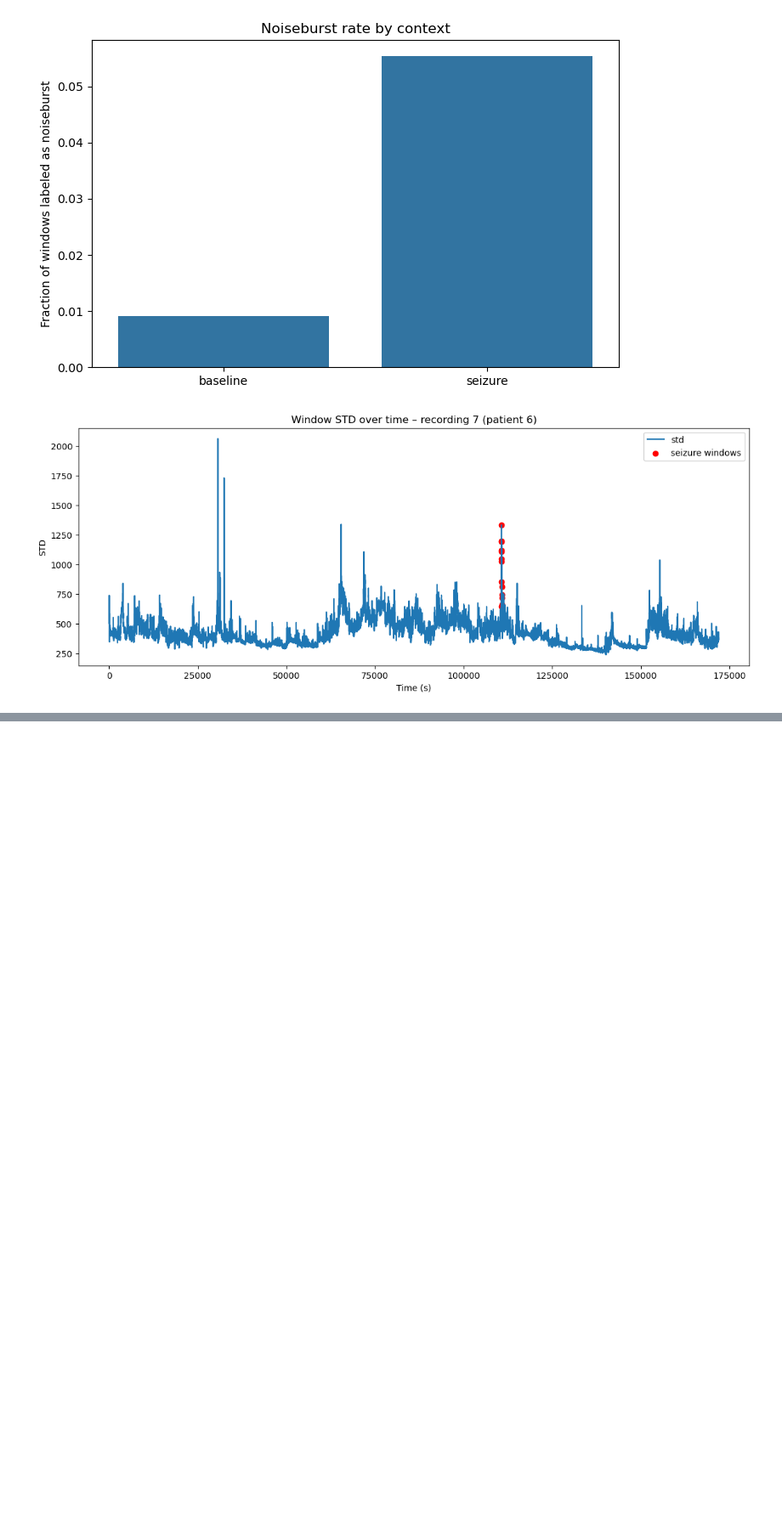
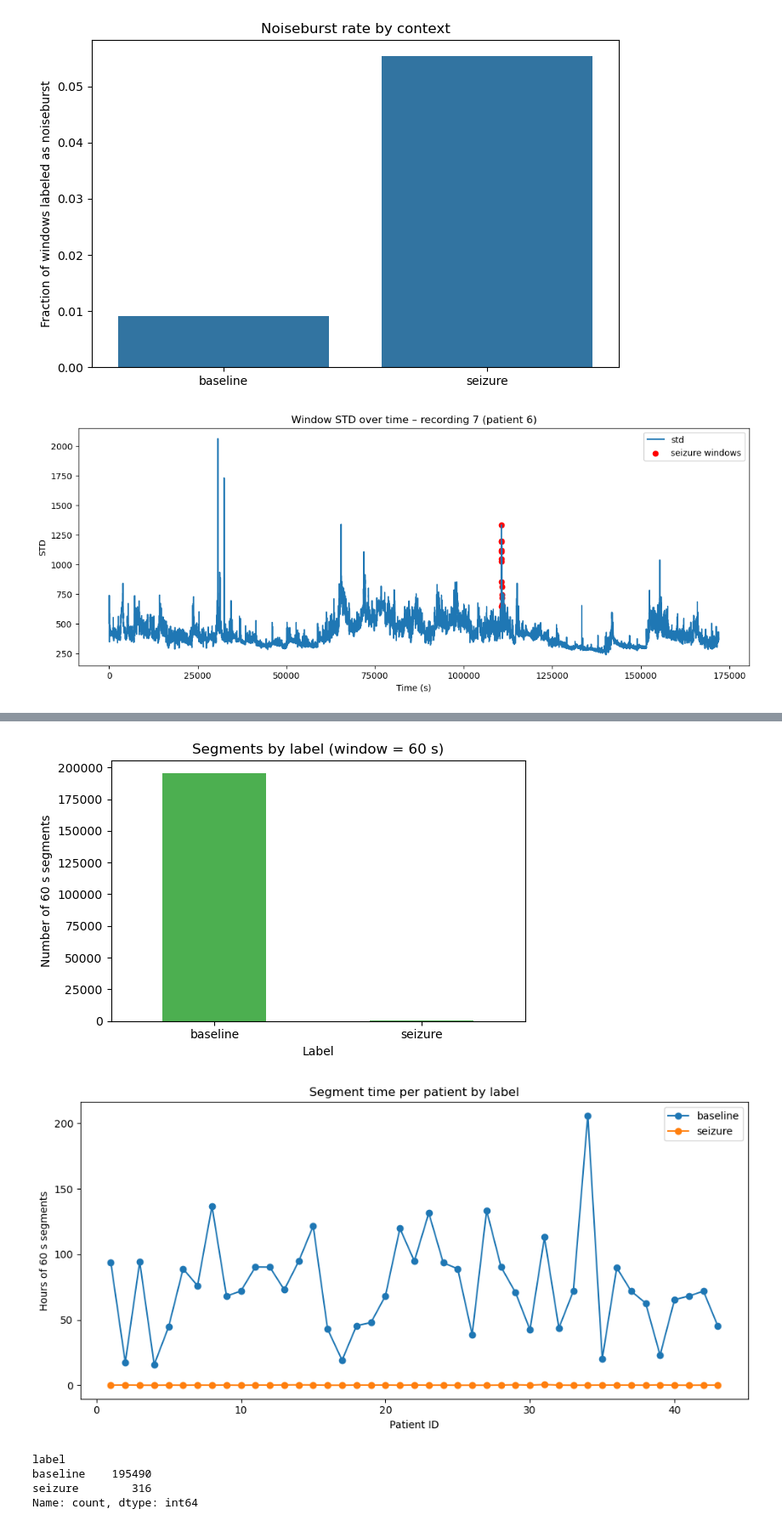
Before and after one commit to AU668208/Epilepsy_MasterThesis, a Jupyter notebook: Study2_1.ipynb, the cells around one changed output, grey strips where cells are left out. Shown at 85% size. Cells and saved outputs as stored; diff of their text form; code cells hidden in the pictures; blank space fills up the shorter version.

Commit message:
Improving and cleaning Study2_1 notebook. Still need a little before its done.

```diff
--- a/Study2_1.ipynb
+++ b/Study2_1.ipynb
@@ -821,0 +316,10 @@ for rec in rec_ids[:1]:  # tag første recording for overblik
+# %%
+from src.hrv_epatch.dataset.segments import build_segment_index
+
+# Segmenterings-parameter (bruges i senere studier)
+SEG_WIN_S = 60.0  # 60 s vinduer med den step/overlap som build_segment_index bruger
+
+df_seg = build_segment_index(df_rec, df_evt, window_s=SEG_WIN_S)
+
+# Simpel kontrol
+df_seg.head(), len(df_seg)
@@ -821,0 +341,57 @@ for rec in rec_ids[:1]:  # tag første recording for overblik
+# %%
+from src.hrv_epatch.plots.plotstyle import palette
+import matplotlib.pyplot as plt
+# Fordeling af labels
+seg_counts = df_seg["label"].value_counts().sort_index()
+
+plt.figure(figsize=(6, 4))
+seg_counts.plot(kind="bar", color=palette["primary"])
+plt.ylabel("Number of 60 s segments")
+plt.xlabel("Label")
+plt.title(f"Segments by label (window = {SEG_WIN_S:.0f} s)")
+plt.xticks(rotation=0)
+plt.tight_layout()
+plt.show()
+
+# Segment-tid per patient og label
+seg_per_patient = (
+    df_seg
+    .groupby(["patient_id", "label"])
+    .size()
+    .rename("n_segments")
+    .reset_index()
+)
+
+seg_per_patient["duration_h"] = (
+    seg_per_patient["n_segments"] * SEG_WIN_S / 3600.0
+)
+
+plt.figure(figsize=(10, 5))
+for label in sorted(seg_per_patient["label"].unique()):
+    subset = seg_per_patient[seg_per_patient["label"] == label]
+    plt.plot(
+        subset["patient_id"],
+        subset["duration_h"],
+        marker="o",
+        linestyle="-",
+        label=label,
+    )
+
+plt.xlabel("Patient ID")
+plt.ylabel("Hours of 60 s segments")
+plt.title("Segment time per patient by label")
+plt.legend()
+plt.tight_layout()
+plt.show()
+
+seg_counts = df_seg["label"].value_counts()
+print(seg_counts)
+
+# seg_counts.to_csv(STUDY2_OUT / "segment_counts_global.csv", index=False)
+# %% [output]
+[figure, added]
+[figure, added]
+label
+baseline    195490
+seizure        316
+Name: count, dtype: int64
```
Also changed, not shown: parts of 18 cells of this notebook, 2 other files.
